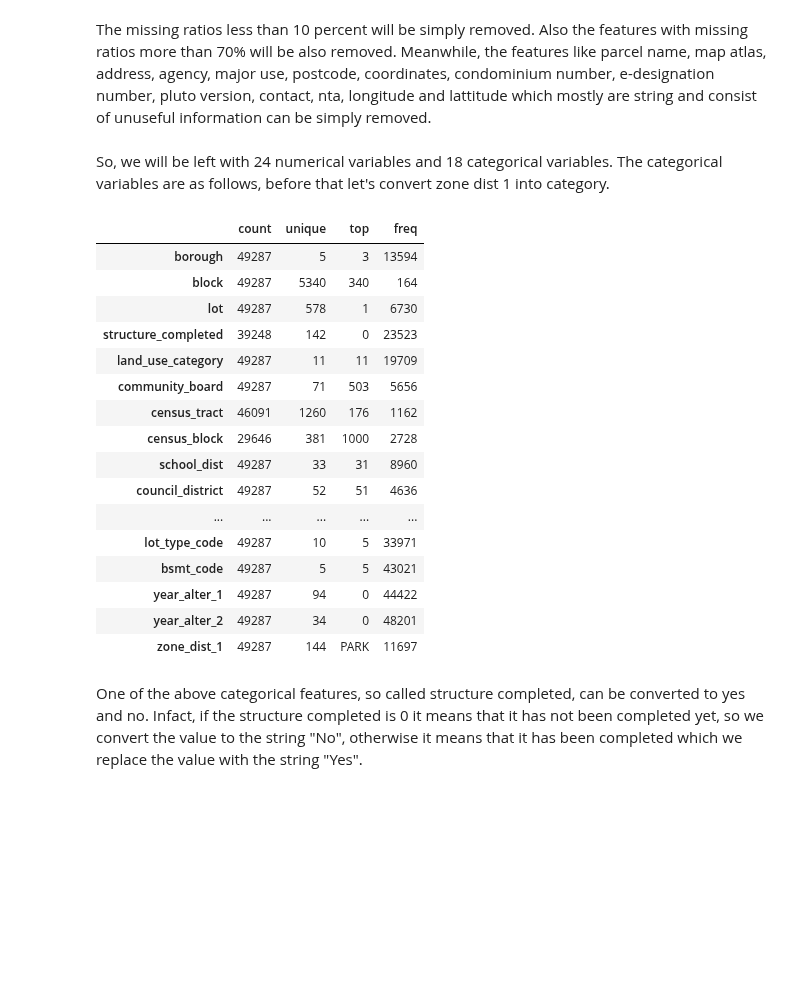
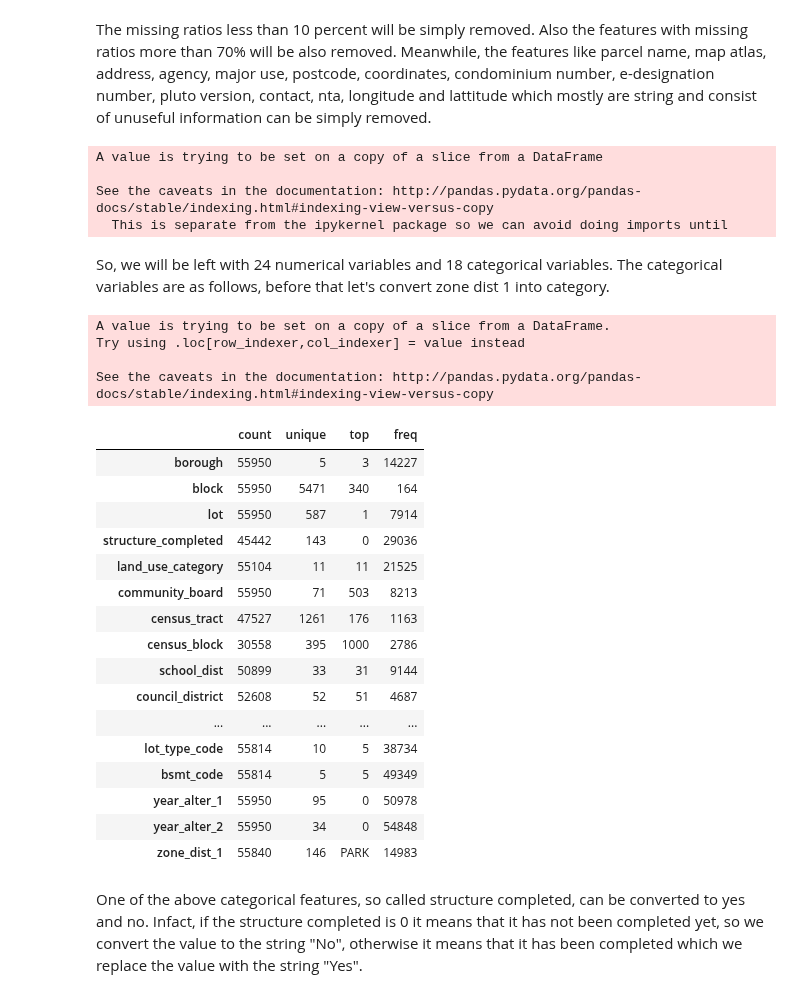
Before and after one commit to lavos84/DS7331-Term-Project, a Jupyter notebook: Project 2_Sarah_data preprocessing.ipynb, the cells around one changed output. Saved outputs shown, nothing was run; the diff lists cells and outputs as text; code cells hidden in the pictures; blank space fills up the shorter version.

```diff
--- a/Project 2_Sarah_data preprocessing.ipynb
+++ b/Project 2_Sarah_data preprocessing.ipynb
@@ -238,7 +238,7 @@ nyc.date_created = pd.to_datetime(nyc['date_created'])
 
 # Declare the start date we're interested in
 time_stamp1 = pd.to_datetime('1/1/2013')
-time_stamp2 = pd.to_datetime('1/11/2014')
+time_stamp2 = pd.to_datetime('1/1/2014')
 
 # Subset the data
 nyc_2013 = nyc.loc[(nyc.date_created >= time_stamp1) &
@@ -250,7 +250,6 @@ print("Type:  ", type(nyc.date_created[0]))
 # we should recet the indices here for further concating
 nyc_2013.reset_index(drop=True, inplace=True)
 nyc_2013.head()
-nyc.head()
 # %% [output]
 Shape:  (13709, 74)
 Type:   <class 'pandas._libs.tslibs.timestamps.Timestamp'>
@@ -321,38 +320,46 @@ for col in ['parcel_name','map_atlas','address','agency','sp_dist_1','sp_dist_2'
 # %%
-nyc.dropna(subset = ['zone_dist_1', 'assess_land', 'exempt_land', 'bsmt_code', 'lot_type_code','irr_lot_code', \
+nyc_2013.dropna(subset = ['zone_dist_1', 'assess_land', 'exempt_land', 'bsmt_code', 'lot_type_code','irr_lot_code', \
                           'proximity_code','exempt_tot','land_use_category','current_uses', \
                     'council_district' ,'police_prct' , 'school_dist'],inplace=True)
-nyc.reset_index(drop=True, inplace=True)
+# %% [output]
+A value is trying to be set on a copy of a slice from a DataFrame
+
+See the caveats in the documentation: http://pandas.pydata.org/pandas-docs/stable/indexing.html#indexing-view-versus-copy
+  This is separate from the ipykernel package so we can avoid doing imports until
 # %% [markdown]
 So, we will be left with 24 numerical variables and 18 categorical variables. The categorical variables are as follows, before that let's convert zone dist 1 into category.
 # %%
 # identify categorical fields to look at
-nyc['zone_dist_1']=nyc['zone_dist_1'].astype('category')
-categorical_fields = list(nyc.select_dtypes(include=['category']).columns)
+nyc_2013['zone_dist_1']=nyc_2013['zone_dist_1'].astype('category')
+categorical_fields = list(nyc_2013.select_dtypes(include=['category']).columns)
 
 # subset the data
 nyc_categorical =  nyc[categorical_fields]
 
 # feature summary
 nyc_categorical.describe().transpose()
 # %% [output]
+A value is trying to be set on a copy of a slice from a DataFrame.
+Try using .loc[row_indexer,col_indexer] = value instead
+
+See the caveats in the documentation: http://pandas.pydata.org/pandas-docs/stable/indexing.html#indexing-view-versus-copy
 |  | count | unique | top | freq |
-| borough | 49287 | 5 | 3 | 13594 |
-| block | 49287 | 5340 | 340 | 164 |
-| lot | 49287 | 578 | 1 | 6730 |
-| structure_completed | 39248 | 142 | 0 | 23523 |
-| land_use_category | 49287 | 11 | 11 | 19709 |
-| community_board | 49287 | 71 | 503 | 5656 |
-| census_tract | 46091 | 1260 | 176 | 1162 |
-| census_block | 29646 | 381 | 1000 | 2728 |
-| school_dist | 49287 | 33 | 31 | 8960 |
-| council_district | 49287 | 52 | 51 | 4636 |
+| borough | 55950 | 5 | 3 | 14227 |
+| block | 55950 | 5471 | 340 | 164 |
+| lot | 55950 | 587 | 1 | 7914 |
+| structure_completed | 45442 | 143 | 0 | 29036 |
+| land_use_category | 55104 | 11 | 11 | 21525 |
+| community_board | 55950 | 71 | 503 | 8213 |
+| census_tract | 47527 | 1261 | 176 | 1163 |
+| census_block | 30558 | 395 | 1000 | 2786 |
+| school_dist | 50899 | 33 | 31 | 9144 |
+| council_district | 52608 | 52 | 51 | 4687 |
 | ... | ... | ... | ... | ... |
-| lot_type_code | 49287 | 10 | 5 | 33971 |
-| bsmt_code | 49287 | 5 | 5 | 43021 |
-| year_alter_1 | 49287 | 94 | 0 | 44422 |
-| year_alter_2 | 49287 | 34 | 0 | 48201 |
-| zone_dist_1 | 49287 | 144 | PARK | 11697 |
+| lot_type_code | 55814 | 10 | 5 | 38734 |
+| bsmt_code | 55814 | 5 | 5 | 49349 |
+| year_alter_1 | 55950 | 95 | 0 | 50978 |
+| year_alter_2 | 55950 | 34 | 0 | 54848 |
+| zone_dist_1 | 55840 | 146 | PARK | 14983 |
 # %% [markdown]
 One of the above categorical features, so called structure completed, can be converted to yes and no. Infact, if the structure completed is 0 it means that it has not been completed yet, so we convert the value to the string "No", otherwise it means that it has been completed which we replace the value with the string "Yes".
 # %%
```
Also changed, not shown: parts of 15 cells of this notebook.
